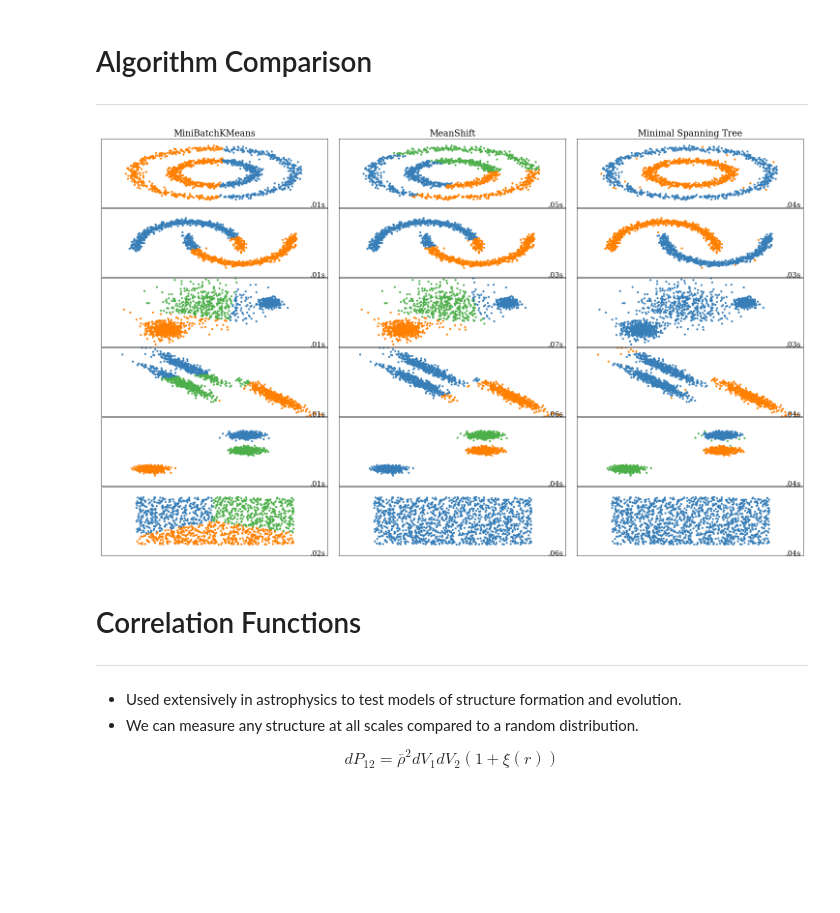
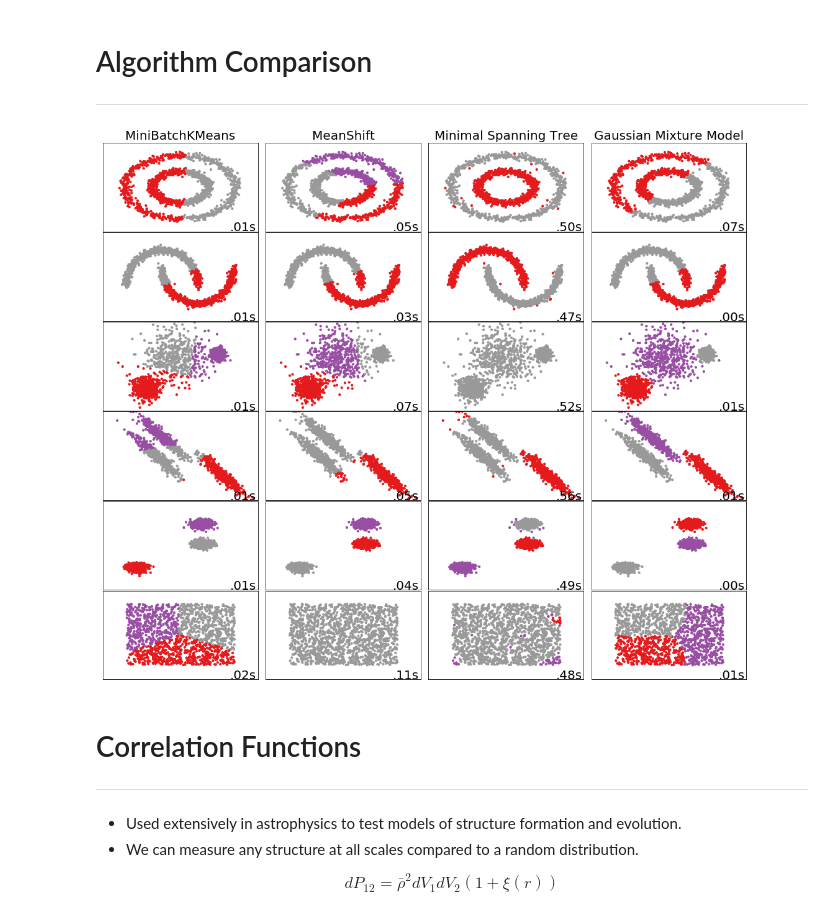
Before and after one commit to UA-ast502-2017/classnotebooks, a Jupyter notebook: lectures/ast502-lecture11.ipynb, the cells around one changed output. Cells and saved outputs as stored; diff of their text form; code cells hidden in the pictures; blank space fills up the shorter version.

Commit message:
Added GMM to the clustering comparison plot, removed some extra lines and fixed the subplot formatting.

```diff
--- a/lectures/ast502-lecture11.ipynb
+++ b/lectures/ast502-lecture11.ipynb
@@ -334,7 +334,7 @@ plt.show()
 ---
 # %%
 import time
-import warnings
+#import warnings
 
 import numpy as np
 import matplotlib.pyplot as plt
@@ -373,25 +373,22 @@ varied = datasets.make_blobs(n_samples=n_samples,
 # ============
 # Set up cluster parameters
 # ============
-plt.figure(figsize=(9 * 2 + 3, 12.5))
+plt.figure(figsize=(6 * 2 + 3, 12.5))
 plt.subplots_adjust(left=.02, right=.98, bottom=.001, top=.96, wspace=.05,
                     hspace=.01)
 
 plot_num = 1
 
 default_base = {'quantile': .3,
-                'eps': .3,
-                'damping': .9,
-                'preference': -200,
-                'n_neighbors': 10,
+                'n_neighbors': n_samples-1,
                 'n_clusters': 3}
 
 datasets = [
     (noisy_circles, {'damping': .77, 'preference': -240,
                      'quantile': .2, 'n_clusters': 2}),
     (noisy_moons, {'damping': .75, 'preference': -220, 'n_clusters': 2}),
-    (varied, {'eps': .18, 'n_neighbors': 2}),
-    (aniso, {'eps': .15, 'n_neighbors': 2}),
+    (varied, {'eps': .18}),
+    (aniso, {'eps': .15}),
     (blobs, {}),
     (no_structure, {})]
 
@@ -408,73 +405,57 @@ for i_dataset, (dataset, algo_params) in enumerate(datasets):
     # estimate bandwidth for mean shift
     bandwidth = cluster.estimate_bandwidth(X, quantile=params['quantile'])
 
-    # connectivity matrix for structured Ward
-    connectivity = kneighbors_graph(
-        X, n_neighbors=params['n_neighbors'], include_self=False)
-    # make connectivity symmetric
-    connectivity = 0.5 * (connectivity + connectivity.T)
-
     # ============
     # Create cluster objects
     # ============
     ms = cluster.MeanShift(bandwidth=bandwidth, bin_seeding=True)
     two_means = cluster.MiniBatchKMeans(n_clusters=params['n_clusters'])
-    mst = HierarchicalClustering(n_neighbors=100,
+    mst = HierarchicalClustering(n_neighbors=params['n_neighbors'],
                                edge_cutoff=.99,
-                               min_cluster_size=50)
+                               min_cluster_size=10)
+    gmm = mixture.GaussianMixture(
+        n_components=params['n_clusters'], covariance_type='full')
 
     clustering_algorithms = (
         ('MiniBatchKMeans', two_means),
         ('MeanShift', ms),
-        ('Minimal Spanning Tree', mst)
+        ('Minimal Spanning Tree', mst),
+        ('Gaussian Mixture Model', gmm)
     )
 
     for name, algorithm in clustering_algorithms:
         t0 = time.time()
 
-        # catch warnings related to kneighbors_graph
-        with warnings.catch_warnings():
-            warnings.filterwarnings(
-                "ignore",
-                message="the number of connected components of the " +
-                "connectivity matrix is [0-9]{1,2}" +
-                " > 1. Completing it to avoid stopping the tree early.",
-                category=UserWarning)
-            warnings.filterwarnings(
-                "ignore",
-                message="Graph is not fully connected, spectral embedding" +
-                " may not work as expected.",
-                category=UserWarning)
-            algorithm.fit(X)
+        algorithm.fit(X)
 
         t1 = time.time()
         if hasattr(algorithm, 'labels_'):
             y_pred = algorithm.labels_.astype(np.int)
         else:
             y_pred = algorithm.predict(X)
 
         plt.subplot(len(datasets), len(clustering_algorithms), plot_num)
         if i_dataset == 0:
-            plt.title(name, size=18)
+            plt.title(name, size=20)
 
-        colors = np.array(list(islice(cycle(['#377eb8', '#ff7f00', '#4daf4a',
+        colors = np.array(list(islice(cycle(['#999999', '#e41a1c', '#984ea3',
                                              '#f781bf', '#a65628', '#984ea3',
-                                             '#999999', '#e41a1c', '#dede00']),
+                                             '#999999', '#dede00']),
                                       int(max(y_pred) + 1))))
         plt.scatter(X[:, 0], X[:, 1], s=10, color=colors[y_pred])
 
         plt.xlim(-2.5, 2.5)
         plt.ylim(-2.5, 2.5)
         plt.xticks(())
         plt.yticks(())
         plt.text(.99, .01, ('%.2fs' % (t1 - t0)).lstrip('0'),
-                 transform=plt.gca().transAxes, size=15,
+                 transform=plt.gca().transAxes, size=20,
                  horizontalalignment='right')
         plot_num += 1
 
 plt.show()
 # %% [output]
-[figure, old version]
+[figure, new version]
 # %% [markdown]
 # Correlation Functions
 ---
```
Also changed, not shown: parts of 1 cell of this notebook.
